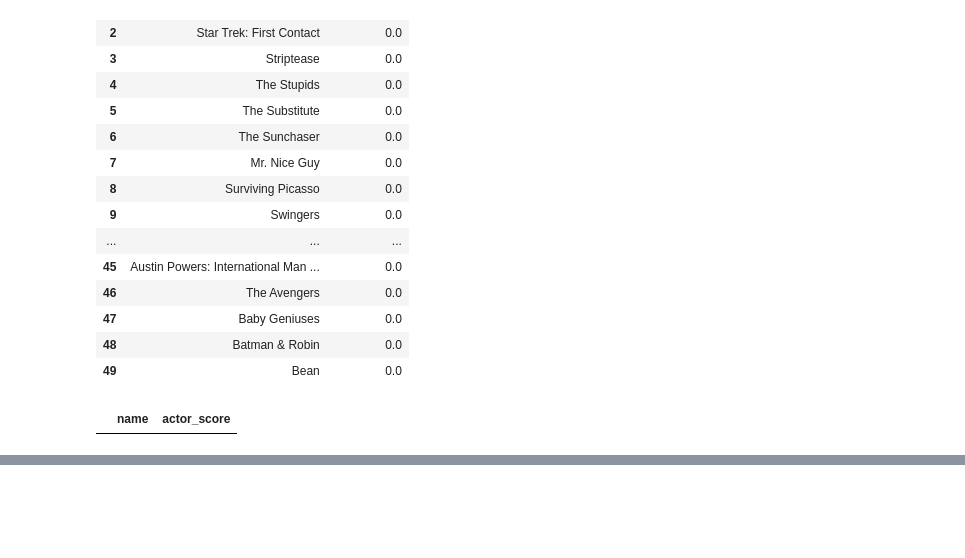
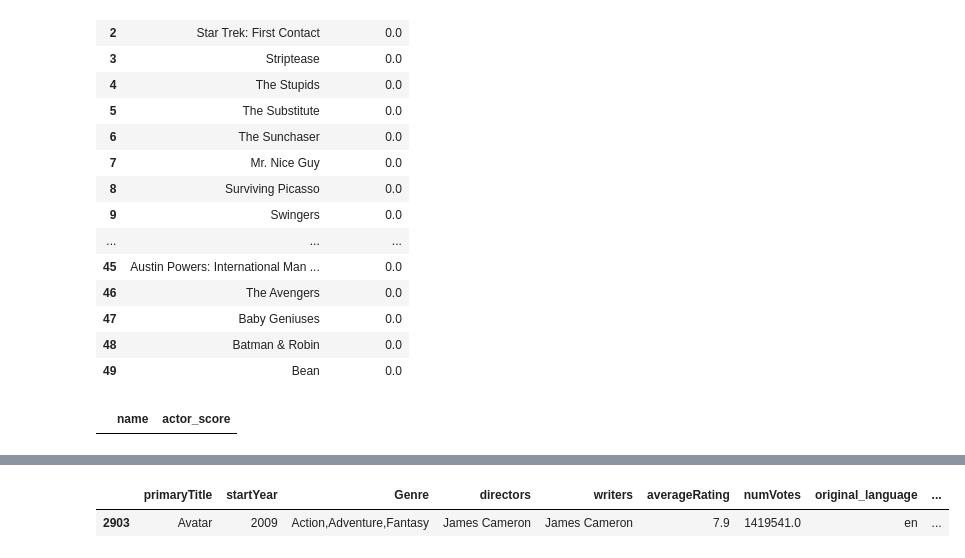
Before and after one commit to Eric7895/Movie_Revenue_Web_Application, a Jupyter notebook: data_preprocessing.ipynb, the cells around one changed output, grey strips where cells are left out. Cells and saved outputs as stored; diff of their text form; code cells hidden in the pictures; blank space fills up the shorter version.

```diff
--- a/data_preprocessing.ipynb
+++ b/data_preprocessing.ipynb
@@ -445,0 +491,5 @@ actors[actors['actor_score'] > 0].head()
+# %%
+movie_stg0[movie_stg0['revenue'] == np.max(movie_stg0['revenue'])]
+# %% [output]
+|  | primaryTitle | startYear | Genre | directors | writers | averageRating | numVotes | original_language | ... |
+| 2903 | Avatar | 2009 | Action,Adventure,Fantasy | James Cameron | James Cameron | 7.9 | 1419541.0 | en | ... |
```
Also changed, not shown: parts of 7 cells of this notebook, 12 other files.
